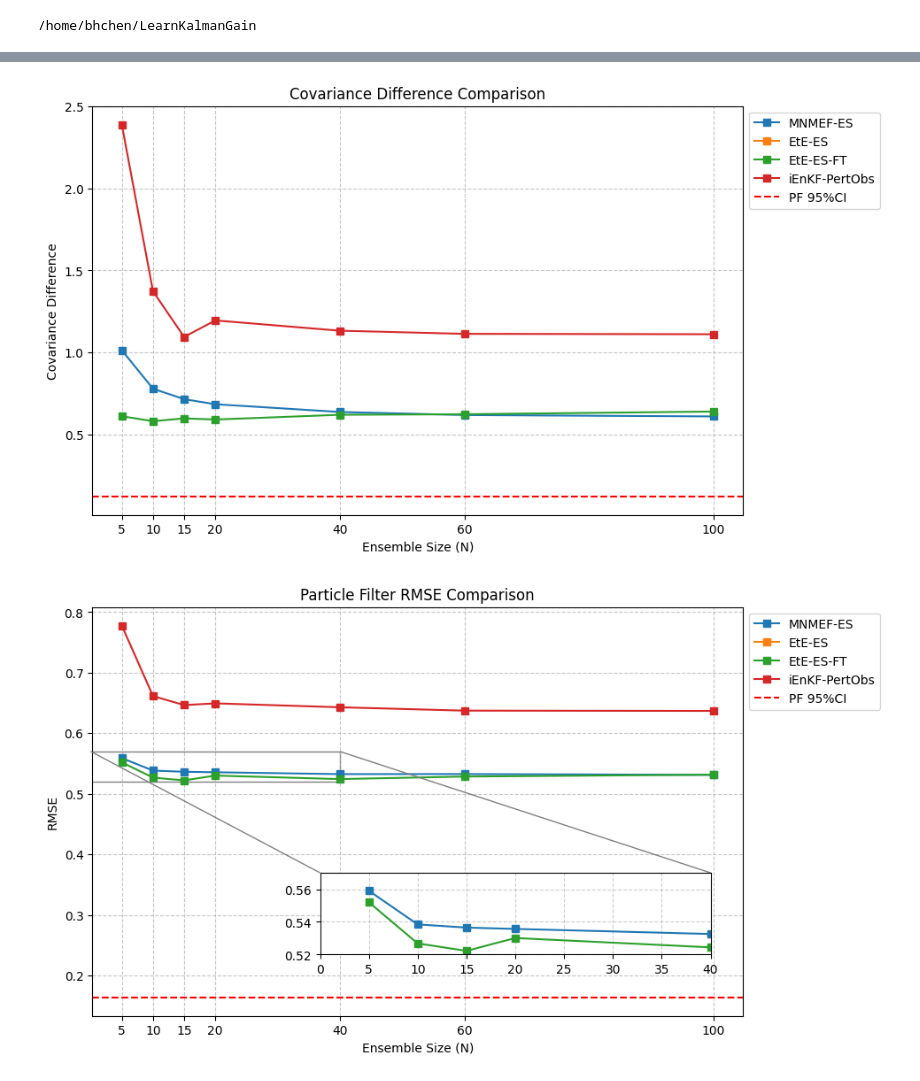
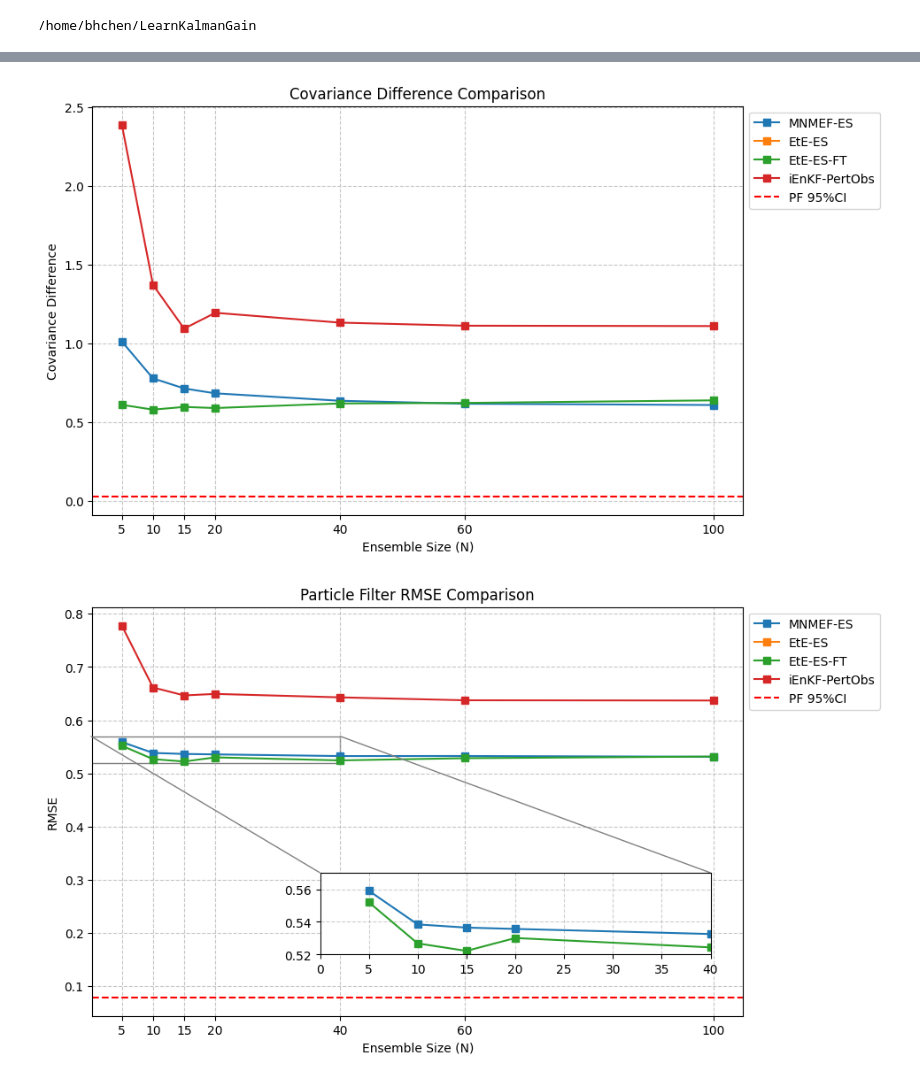
Before and after one commit to wispcarey/Proper-Scoring-Ensemble-Filter, a Jupyter notebook: test_notebooks/Rossler_results.ipynb, the cells around one changed output, grey strips where cells are left out. Cells and saved outputs as stored; diff of their text form; code cells hidden in the pictures.

```diff
--- a/test_notebooks/Rossler_results.ipynb
+++ b/test_notebooks/Rossler_results.ipynb
@@ -130,8 +130,8 @@ import matplotlib.pyplot as plt
 from mpl_toolkits.axes_grid1.inset_locator import mark_inset
 
 # --- [DATA LOADING AND PREPARATION - UNCHANGED] ---
-PF_Cov_Diff_95CI = 0.122
-PF_RMSE_95CI = 0.164
+PF_Cov_Diff_95CI = 0.0299
+PF_RMSE_95CI = 0.0789
 ensemble_sizes = [5, 10, 15, 20, 40, 60, 100]
 
 data_folders = [
@@ -203,32 +203,32 @@ for key in results.keys():
     ax2.plot(ensemble_sizes, results[key]['pf_rmse'], marker='s', label=key)
 ax2.axhline(y=PF_RMSE_95CI, color='r', linestyle='--', label='PF 95%CI')
 ax2.set_title('Particle Filter RMSE Comparison')
 ax2.set_xlabel('Ensemble Size (N)')
 ax2.set_ylabel('RMSE')
 ax2.set_xticks(ensemble_sizes)
 ax2.grid(True, linestyle='--', alpha=0.7)
 
 # Place legend outside the plot area to the upper right
 ax2.legend(loc='upper left', bbox_to_anchor=(1, 1))
 # Adjust subplot to prevent legend from being cut off
 fig2.subplots_adjust(right=0.65)
 
 
 # --- Inset for Figure 2 ---
 axins = ax2.inset_axes([0.35, 0.15, 0.6, 0.2])
 for key in results.keys():
     axins.plot(ensemble_sizes, results[key]['pf_rmse'], marker='s')
 axins.axhline(y=PF_RMSE_95CI, color='r', linestyle='--')
 
 x1, x2, y1, y2 = 0, 40, 0.52, 0.57
 axins.set_xlim(x1, x2)
 axins.set_ylim(y1, y2)
 axins.grid(True, linestyle='--', alpha=0.6)
 mark_inset(ax2, axins, loc1=2, loc2=1, fc="none", ec="0.5")
 
 
 # Show both plots
 plt.show()
 # %% [output]
-[figure, old version]
+[figure, new version]
-[figure, old version]
+[figure, new version]
```
Also changed, not shown: parts of 1 cell of this notebook, 3 other files.
